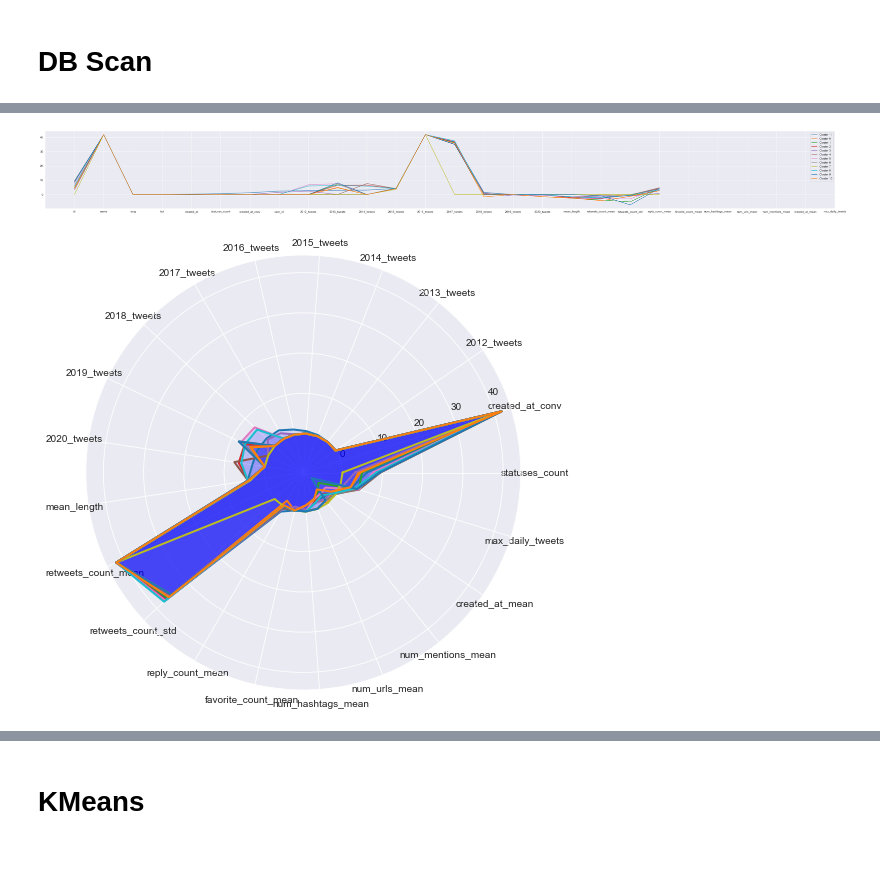
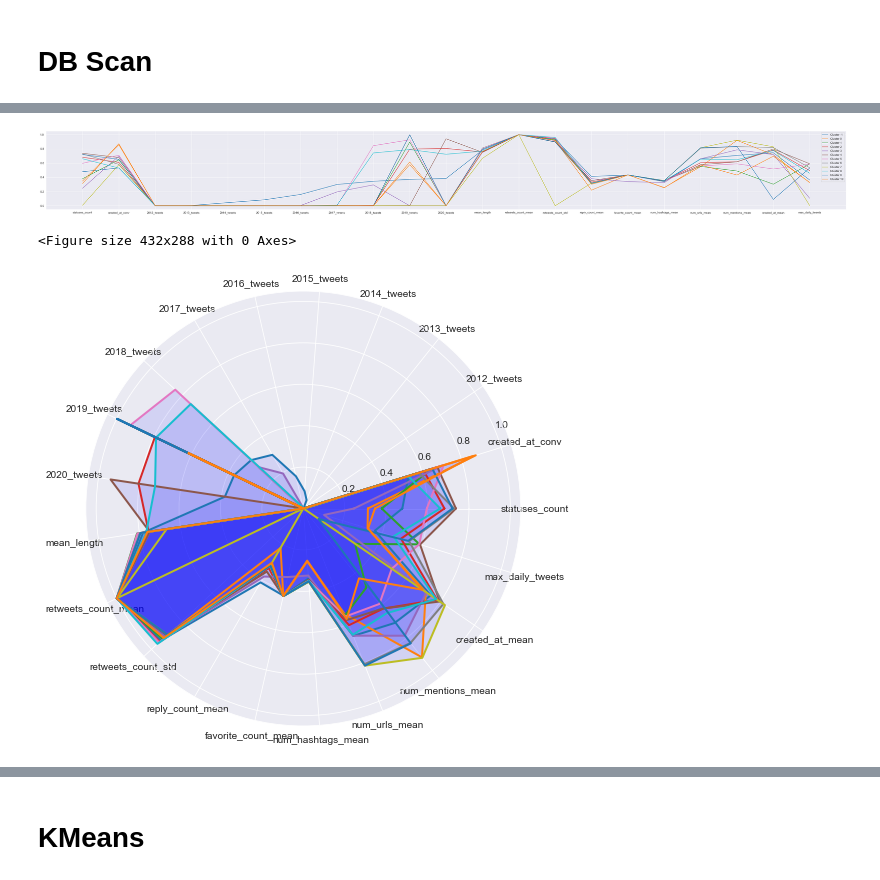
Before and after one commit to alessandrodipalma/DM_tweets, a Jupyter notebook: ClusteringAnalysis.ipynb, the cells around one changed output, grey strips where cells are left out. Drawn from its saved outputs; the diff is of its cells as text; code cells hidden in the pictures.

```diff
--- a/ClusteringAnalysis.ipynb
+++ b/ClusteringAnalysis.ipynb
@@ -134,2 +125,5 @@ def to_log(df, attr):
+# %%
+for attr in numeric_attributes:
+    df_merge_log[attr] = to_log(df_merge_log, attr)
 # %% [markdown]
 It is possible to see that our data has very different ranges of values for different attributes going from ranges from 0 to hundreds and from 0 to hundred thousands. This means that it would be best to normalize the values either in a range [0, 1] or in logscale.
@@ -190,4 +157,7 @@ memory usage: 1.9 MB
 scaler = MinMaxScaler()
 scaler.fit(df_merge_log.values)
 df_merge_scaled = scaler.transform(df_merge_log.values)
+# %%
+df_merge_scaled = pd.DataFrame(df_merge_scaled, columns=df_merge_log.columns)
+df_merge_scaled[non_numeric_attributes] = df_merge[non_numeric_attributes]
 # %%
@@ -251,3 +251,3 @@ Davies Bouldin score: 1.2739316140309027
 # %%
 dbscan = DBSCAN(eps=0.29, min_samples=42)
-clusters = dbscan.fit(df_merge_scaled)
+clusters = dbscan.fit(df_merge_scaled[numeric_attributes])
@@ -268,27 +267,31 @@ clusters.components_.shape
 # %%
-plt.figure(figsize=(50,5))
+plt.figure(figsize=(50, 5))
 for label in np.unique(clusters.labels_):
-  cent = df_merge_log.loc[np.where(clusters.labels_ == label)].mean()
-  plt.plot(cent, label="Cluster %s" % label)
+    cent = df_merge_scaled[numeric_attributes][clusters.labels_ == label].mean()
+    plt.plot(cent, label="Cluster %s" % label)
 plt.tick_params(axis='both', which='major')
-plt.xticks(range(0, len(df_merge.columns)), df_merge.columns)
+plt.xticks(range(0, len(numeric_attributes)), numeric_attributes)
 plt.legend()
 plt.show()
+plt.savefig("dbscan/landascape.png")
 # %% [output]
-[figure, old version]
+[figure, new version]
+<Figure size 432x288 with 0 Axes>
 # %%
-N = len(df_merge_log.columns)
+N = len(numeric_attributes)
 
-plt.figure(figsize=(8,8))
+plt.figure(figsize=(8, 8))
 for label in np.unique(clusters.labels_):
-  angles = [n / float(N)*2*math.pi for n in range(N)]
-  values = df_merge_log.loc[np.where(clusters.labels_ == label)].mean().tolist()
-  values += values[:1]
-  angles += angles[:1]
+    angles = [n / float(N) * 2 * math.pi for n in range(N)]
+    values = df_merge_scaled[numeric_attributes].loc[np.where(clusters.labels_ == label)].mean().tolist()
+    values += values[:1]
+    angles += angles[:1]
 
-  ax = plt.subplot(polar=True)
-  plt.xticks(angles[:-1], df_merge_log.columns)
-  ax.plot(angles, values, linewidth=2)
-  ax.fill(angles, values, 'b', alpha=0.1)
+    ax = plt.subplot(polar=True)
+    plt.xticks(angles[:-1], df_merge_log.columns)
+    ax.plot(angles, values, linewidth=2)
+    ax.fill(angles, values, 'b', alpha=0.1)
+
+plt.savefig("dbscan/radar.png")
 # %% [output]
-[figure, old version]
+[figure, new version]
```
Also changed, not shown: parts of 61 cells of this notebook, 29 other files.
